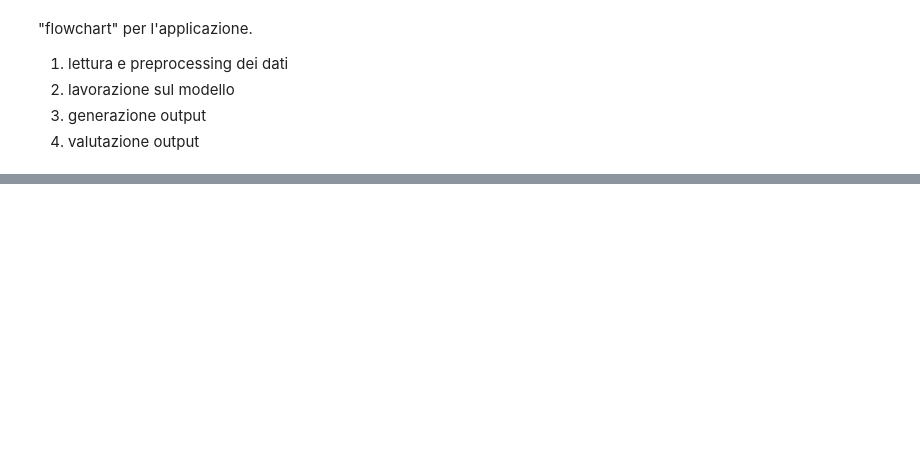
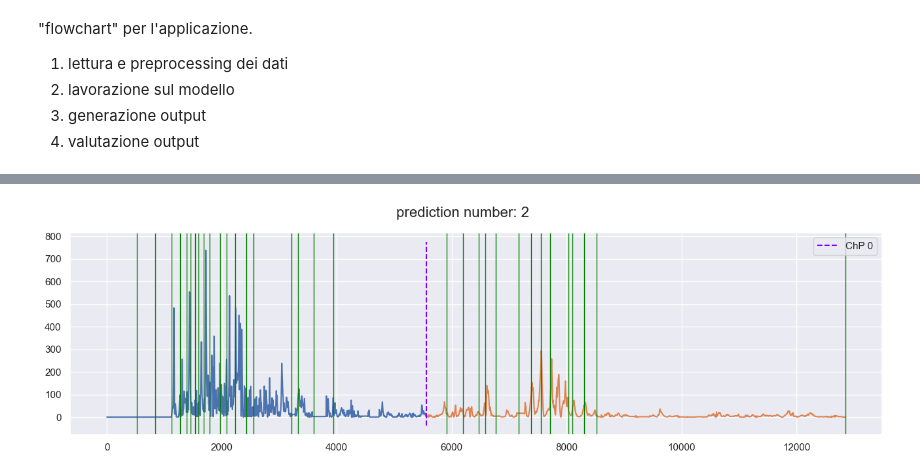
Before and after one commit to mosenco/CUSUMMO, a Jupyter notebook: main.ipynb, the cells around one changed output, grey strips where cells are left out. Cells and saved outputs as stored; diff of their text form; code cells hidden in the pictures; blank space fills up the shorter version.

```diff
--- a/main.ipynb
+++ b/main.ipynb
@@ -15,15 +20,17 @@ from claspy.segmentation import BinaryClaSPSegmentation
 # %%
 # Questi sono tutte le features estratte
-# kineticglobal,kineticchest,directnesshead,density,leftwristke,,rightwristke,leftankleke,rightankleke,headke,posturaltension
+# kineticglobal,kineticchest,directnesshead,density,leftwristke,rightwristke,leftankleke,rightankleke,headke,posturaltension
 
 # Queste sono le feature che utilizzeremo
 # kineticglobal, density, leftwirstke, rightwristke, leftankleke, rightankleke, headke, posturaltension
 # che corrispondono
+# 2,4,5,6,7,8,9,10,11
 # Questa funzione legge il file di input e restituisce un dataframe con i dati preprocessati
 def ReadAndPreProcess(inputDataRaw):
     # lettura
     df=pd.read_csv(inputDataRaw,sep=' ', header=None)
-
+    df.drop(0, axis=1)
+    df["som"]=df.sum(axis=1)
     ## preprocessing
 
     # dealing NaN values
@@ -67,14 +74,15 @@ def LoadingGroundTruth(df,gtraw):
 def GetClasp(df):
     #result=np.array([])
     result=[]
-    for idx,i in enumerate([2,4,5,6,7,8,9,10]):
+    for idx,i in enumerate([2,4,5,6,7,8,9,10,11]):
+
         ts=df.iloc[:,i]
 
-        clasp = BinaryClaSPSegmentation()
+        clasp = BinaryClaSPSegmentation(k_neighbours=2)
         found_cps = clasp.fit_predict(ts.values)
         result.append(found_cps)
         #result = np.sort(np.append(result,current_result).flatten())
 
 
-    return result
+    return result, clasp
 # %%
@@ -95,7 +96,0 @@ def PlotResult(df,gt,cp):
-# %%
-#ComputeScore(["in\cora5_input.txt"], ["in\cora5_input.txt"], ["gt\cora5_gt.txt"], ["gt\cora5_gt.txt"])
-df=ReadAndPreProcess("in\cora5_input.txt")
-cp=GetClasp(df)
-gt=LoadingGroundTruth(df,"gt\cora5_gt.txt")
-PlotResult(df,gt,cp)
-#gt.values.flatten()
@@ -116,0 +150,65 @@ PlotResult(df,gt,cp)
+# %%
+#ComputeScore(["in\cora5_input.txt"], ["in\cora5_input.txt"], ["gt\cora5_gt.txt"], ["gt\cora5_gt.txt"])
+"""
+lovo=[#"in\cora1_input.txt",
+      #"in\cora4_input.txt",
+    #"in\cora1_input.txt",
+    #  "in\cora4_input.txt",
+      "in\cora5_input.txt",
+      #"in\cora14_input.txt",
+     # "in\cora14_input.txt",
+      "in\marianne7_input.txt",
+      "in\marianne8_input.txt",
+      "in\marianne10_input.txt",
+      "in\marianne18_input.txt",
+      "in\marianne19_input.txt",
+      "in\marianne24_input.txt",
+      "in\marianne26_input.txt",
+      "in\marianne41_input.txt",
+      "in\marianne42_input.txt",
+      "in\marianne43_input.txt",
+      "in\marianne47_input.txt",
+      #"in\marianne48_input.txt",
+   #   "in\marianne48_input.txt",
+      "in\muriel18_input.txt",
+      "in\muriel26_input.txt",
+      "in\muriel27_input.txt",
+      #"in\muriel30_input.txt"
+     # "in\muriel30_input.txt"
+      ]
+lovo_gt=[#"gt\cora_gt_2019-08-08_t001_video01.txt",
+         #"gt\cora_gt_2019-08-08_t004_video01.txt",
+          #  "gt\cora_gt_2019-08-08_t001_video01.txt",
+         #"gt\cora_gt_2019-08-08_t004_video01.txt",
+         "gt\cora5_gt.txt",
+         "gt\cora_gt_2019-08-08_t014_video01.txt",
+         "gt\marianne_gt_2016-03-22_t007_video01.txt",
+         "gt\marianne_gt_2016-03-22_t008_video01.txt",
+         "gt\marianne_gt_2016-03-22_t010_video01.txt",
+         "gt\marianne_gt_2016-03-22_t018_video01.txt",
+         "gt\marianne_gt_2016-03-22_t019_video01.txt",
+         "gt\marianne_gt_2016-03-22_t024_video01.txt",
+         "gt\marianne_gt_2016-03-22_t026_video01.txt",
+         "gt\marianne_gt_2016-03-22_t041_video01.txt",
+         "gt\marianne_gt_2016-03-22_t042_video01.txt",
+         "gt\marianne_gt_2016-03-22_t043_video01.txt",
+         "gt\marianne_gt_2016-03-22_t047_video01.txt",
+         #"gt\marianne_gt_2016-03-22_t048_video01.txt",
+       #  "gt\marianne_gt_2016-03-22_t048_video01.txt",
+         "gt\muriel_gt_2016-03-21_t014_video01.txt",
+         "gt\muriel_gt_2016-03-21_t018_video01.txt",
+         "gt\muriel_gt_2016-03-21_t026_video01.txt",
+         "gt\muriel_gt_2016-03-21_t027_video01.txt",
+         "gt\muriel_gt_2016-03-23_t029_video01.txt",
+         #"gt\muriel_gt_2016-03-23_t030_video01.txt",
+        # "gt\muriel_gt_2016-03-23_t030_video01.txt"
+         ]
+
+"""
+df=ReadAndPreProcess("in\cora1_input.txt")
+cp,clasp=GetClasp(df)
+gt=LoadingGroundTruth(df,"gt\cora_gt_2019-08-08_t001_video01.txt")
+PlotResult(df,gt,cp,clasp)
+#gt.values.flatten()
+#fakeplot(df,gt,cp)
+# %% [output]
@@ -116,0 +216 @@ PlotResult(df,gt,cp)
+[figure, added]
```
Also changed, not shown: parts of 6 cells of this notebook, 2 other files.
